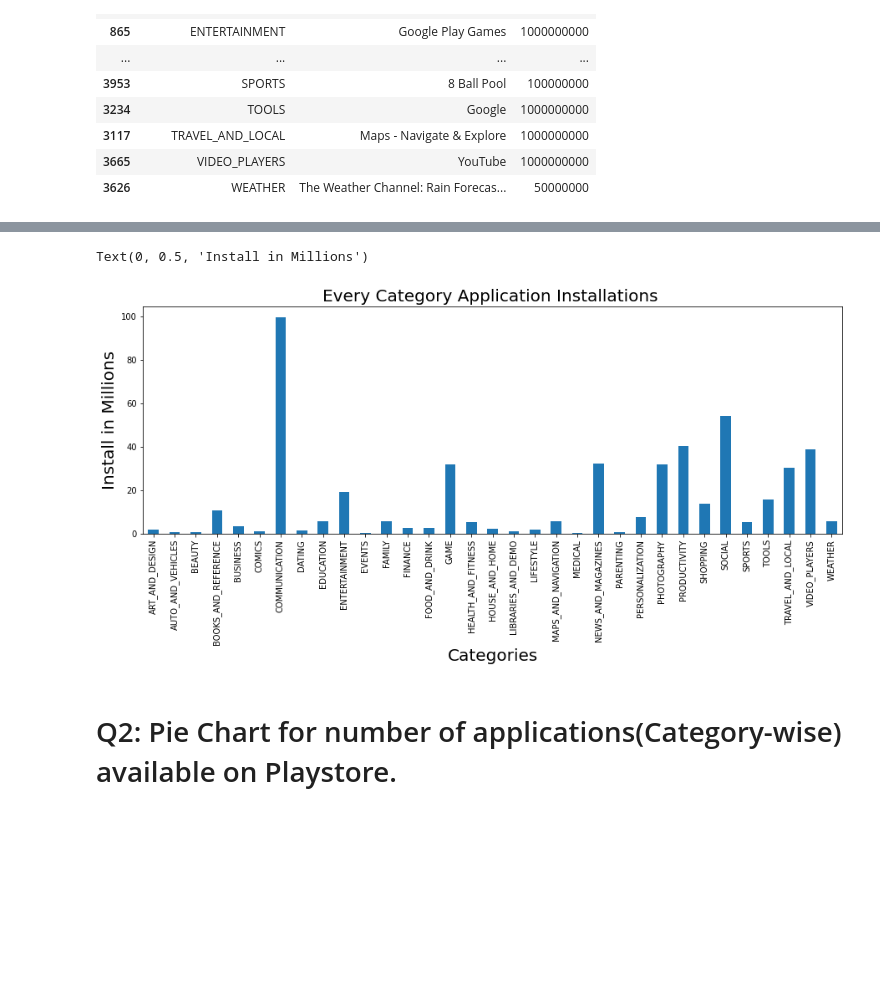
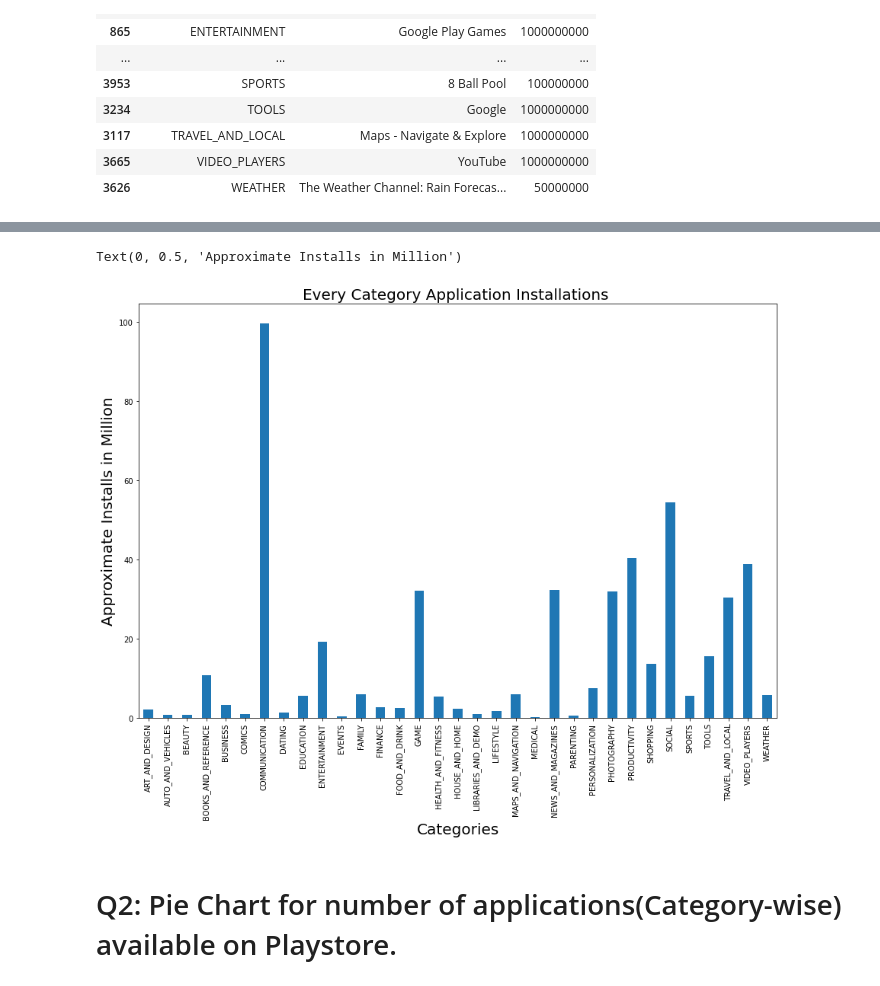
Before and after one commit to Vashu-Garg/Capstone-Project---Play-Store-App-Data-Analysis, a Jupyter notebook: Capstone_Play_Store_App_Review_Analysis_(Individual).ipynb, the cells around one changed output, grey strips where cells are left out. Saved outputs shown, nothing was run; the diff lists cells and outputs as text; code cells hidden in the pictures; blank space fills up the shorter version.

```diff
--- a/Capstone_Play_Store_App_Review_Analysis_(Individual).ipynb
+++ b/Capstone_Play_Store_App_Review_Analysis_(Individual).ipynb
@@ -281,17 +285,17 @@ VIDEO_PLAYERS          38.886857
 WEATHER                 5.681287
 Name: Installs in Million, dtype: float64
 # %%
-Category_Install_Bar = final_df_for_plot.plot.bar(figsize = (15,5),fontsize = 10)
+Category_Install_Bar = final_df_for_plot.plot.bar(figsize = (15,10),fontsize = 10)
 
 # Set the title
 Category_Install_Bar.set_title("Every Category Application Installations ", fontsize = 20)
 
 # Set x and y-labels
 Category_Install_Bar.set_xlabel("Categories", fontsize = 20)
-Category_Install_Bar.set_ylabel("Install in Millions", fontsize = 20)
+Category_Install_Bar.set_ylabel("Approximate Installs in Million", fontsize = 20)
 # %% [output]
-Text(0, 0.5, 'Install in Millions')
+Text(0, 0.5, 'Approximate Installs in Million')
-[figure, old version]
+[figure, new version]
 # %% [markdown]
 # Q2: Pie Chart for number of applications(Category-wise) available on Playstore.
 # %%
```
Also changed, not shown: parts of 22 cells of this notebook.
